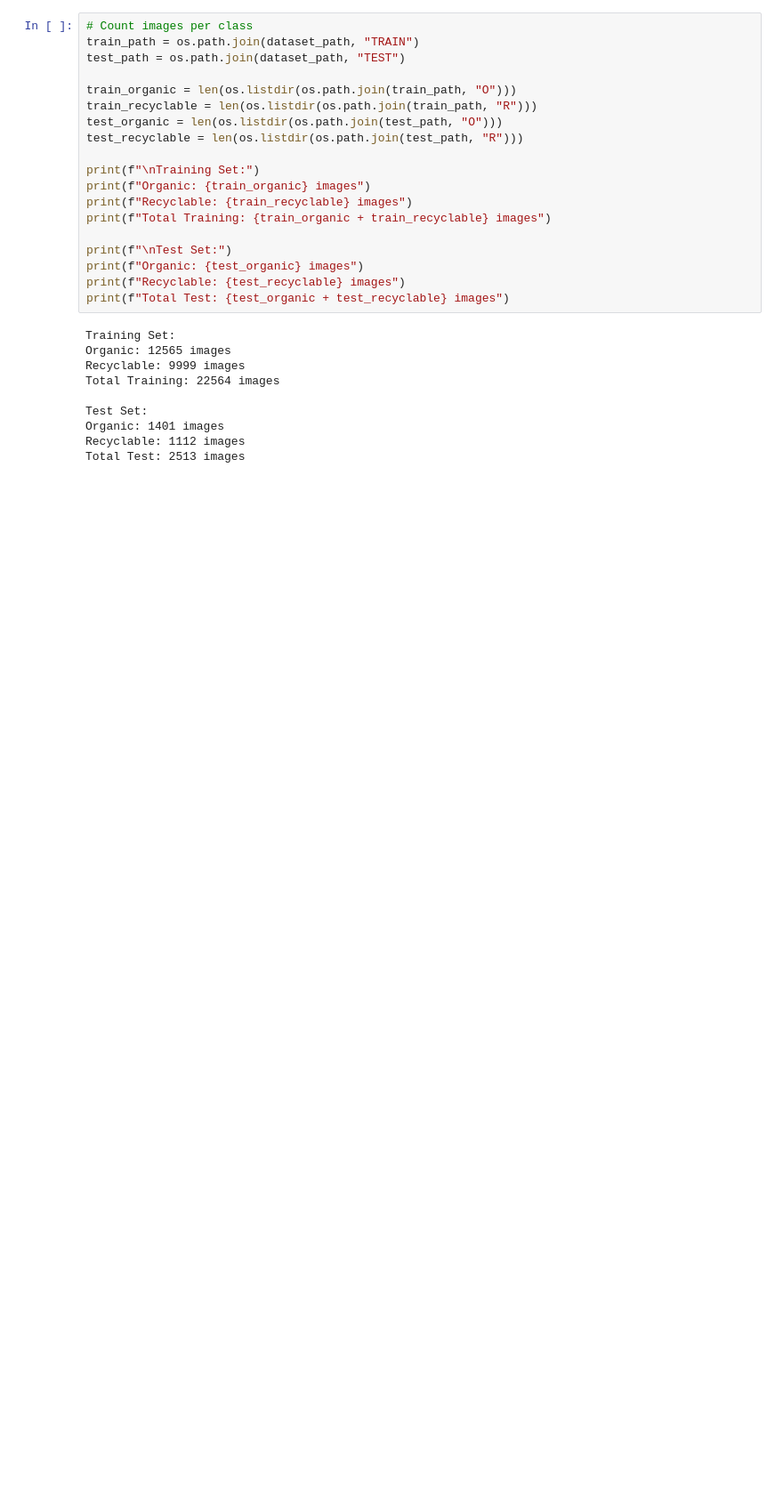
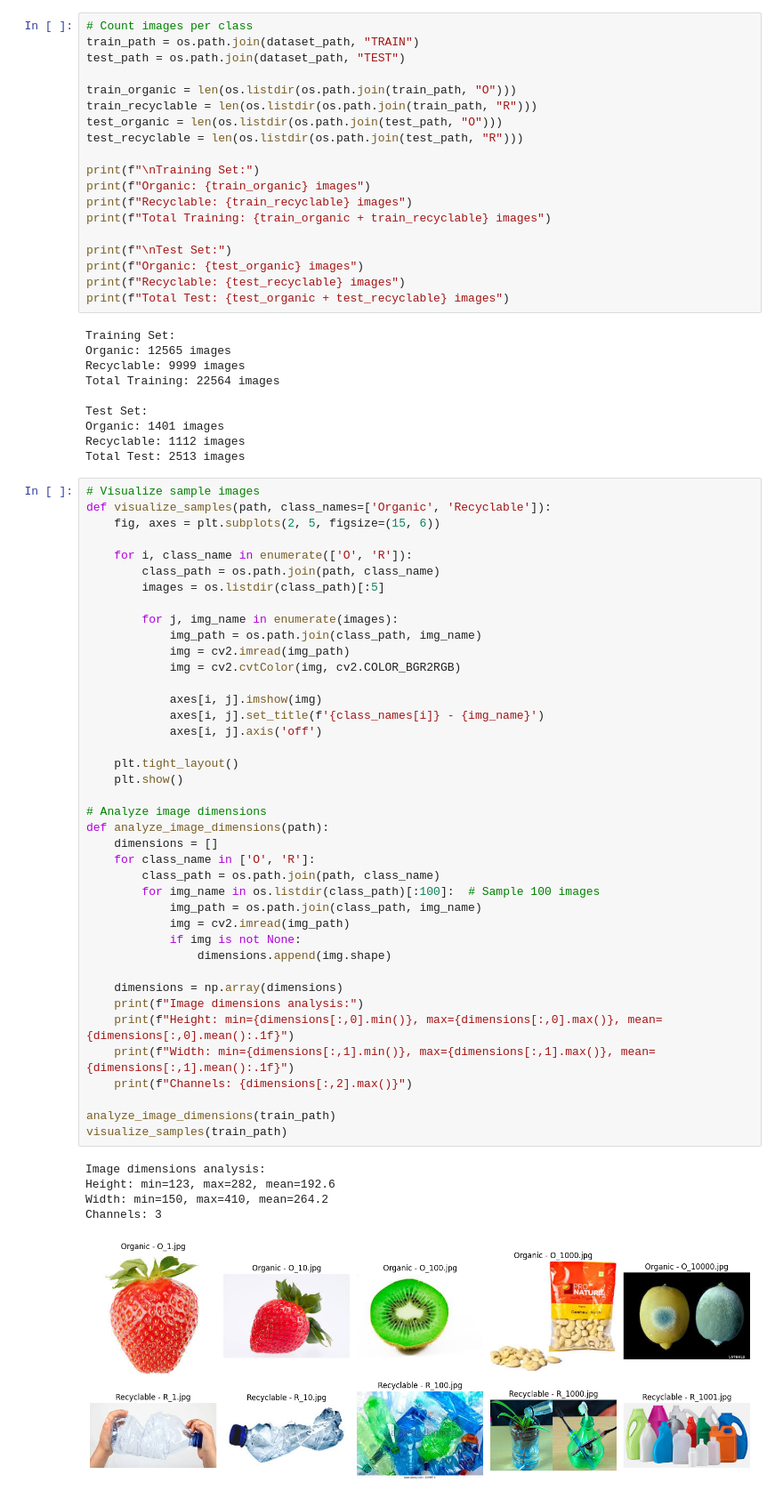
Before and after one commit to IT22283344/DL_Assignment, a Jupyter notebook: resnet50_waste_analysis.ipynb, the cells around one changed output. Shown at 89% size. Drawn from its saved outputs; the diff is of its cells as text; blank space fills up the shorter version.

```diff
--- a/resnet50_waste_analysis.ipynb
+++ b/resnet50_waste_analysis.ipynb
@@ -168,3 +168,49 @@ Test Set:
 Organic: 1401 images
 Recyclable: 1112 images
 Total Test: 2513 images
+# %%
+# Visualize sample images
+def visualize_samples(path, class_names=['Organic', 'Recyclable']):
+    fig, axes = plt.subplots(2, 5, figsize=(15, 6))
+
+    for i, class_name in enumerate(['O', 'R']):
+        class_path = os.path.join(path, class_name)
+        images = os.listdir(class_path)[:5]
+
+        for j, img_name in enumerate(images):
+            img_path = os.path.join(class_path, img_name)
+            img = cv2.imread(img_path)
+            img = cv2.cvtColor(img, cv2.COLOR_BGR2RGB)
+
+            axes[i, j].imshow(img)
+            axes[i, j].set_title(f'{class_names[i]} - {img_name}')
+            axes[i, j].axis('off')
+
+    plt.tight_layout()
+    plt.show()
+
+# Analyze image dimensions
+def analyze_image_dimensions(path):
+    dimensions = []
+    for class_name in ['O', 'R']:
+        class_path = os.path.join(path, class_name)
+        for img_name in os.listdir(class_path)[:100]:  # Sample 100 images
+            img_path = os.path.join(class_path, img_name)
+            img = cv2.imread(img_path)
+            if img is not None:
+                dimensions.append(img.shape)
+
+    dimensions = np.array(dimensions)
+    print(f"Image dimensions analysis:")
+    print(f"Height: min={dimensions[:,0].min()}, max={dimensions[:,0].max()}, mean={dimensions[:,0].mean():.1f}")
+    print(f"Width: min={dimensions[:,1].min()}, max={dimensions[:,1].max()}, mean={dimensions[:,1].mean():.1f}")
+    print(f"Channels: {dimensions[:,2].max()}")
+
+analyze_image_dimensions(train_path)
+visualize_samples(train_path)
+# %% [output]
+Image dimensions analysis:
+Height: min=123, max=282, mean=192.6
+Width: min=150, max=410, mean=264.2
+Channels: 3
+[figure, added]
```
Also changed, not shown: parts of 3 cells of this notebook.
